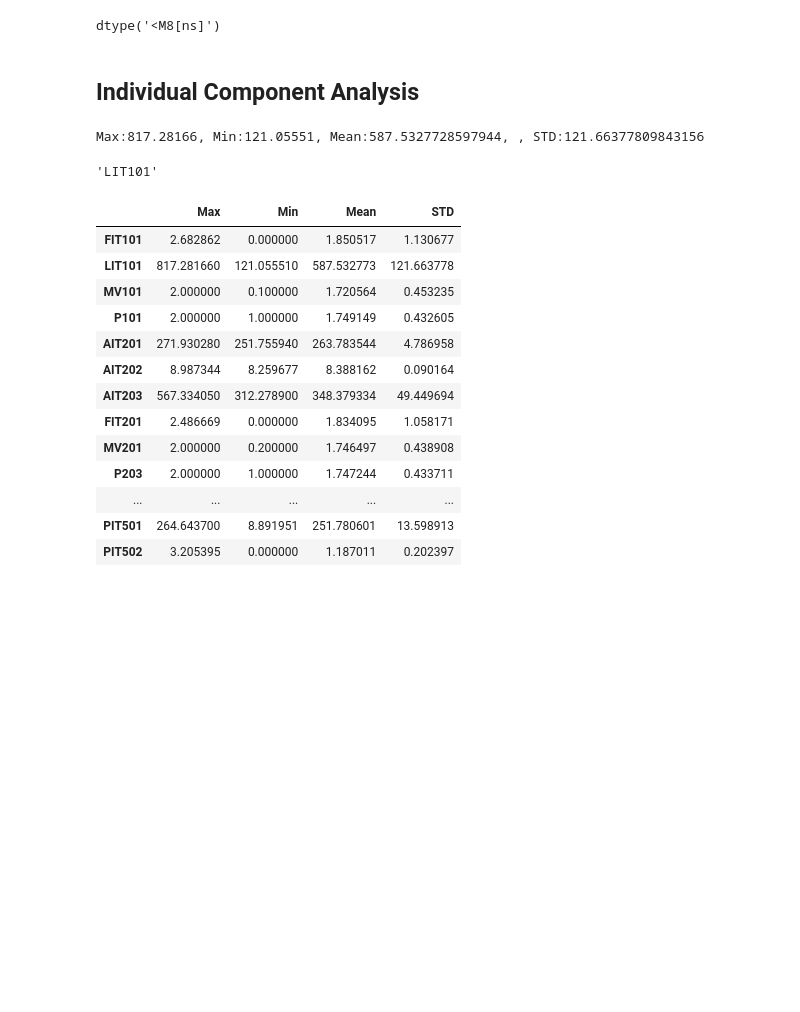
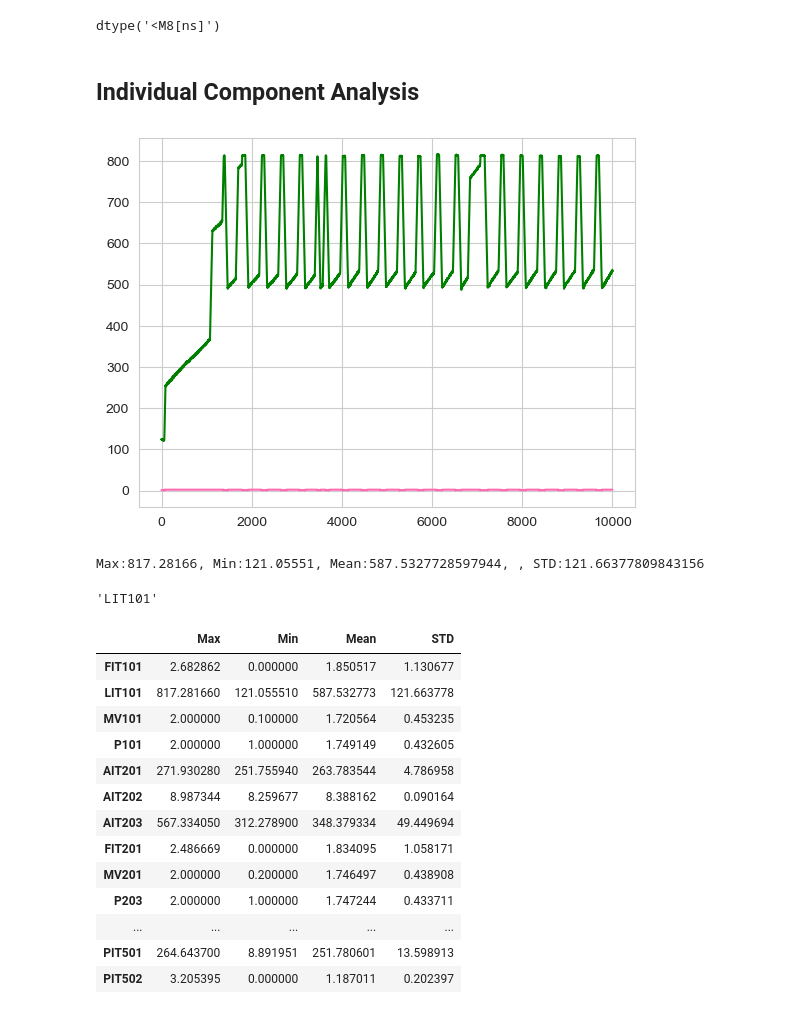
Before and after one commit to lozferatu/MSc-Project, a Jupyter notebook: Data Explorartion/EDA.ipynb, the cells around one changed output. Drawn from its saved outputs; the diff is of its cells as text; code cells hidden in the pictures; blank space fills up the shorter version.

```diff
--- a/Data Explorartion/EDA.ipynb
+++ b/Data Explorartion/EDA.ipynb
@@ -38,6 +39,12 @@ df.index.name
 #df.loc[df.duplicated()]
 # %% [markdown]
 ## Individual  Component Analysis
+# %%
+plt.plot(df.MV101.iloc[:10000], c = 'hotpink')
+plt.plot(df.LIT101.iloc[:10000], c = 'green')
+plt.show()
+# %% [output]
+[figure, added]
 # %%
 max_value = df['LIT101'].max()
 min_value = df['LIT101'].min()
```
Also changed, not shown: parts of 21 cells of this notebook, 2 other files.
